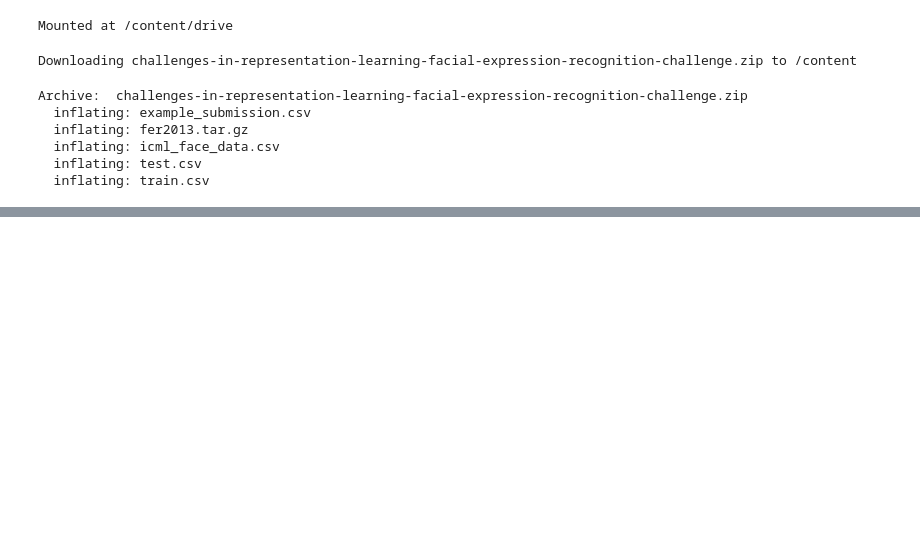
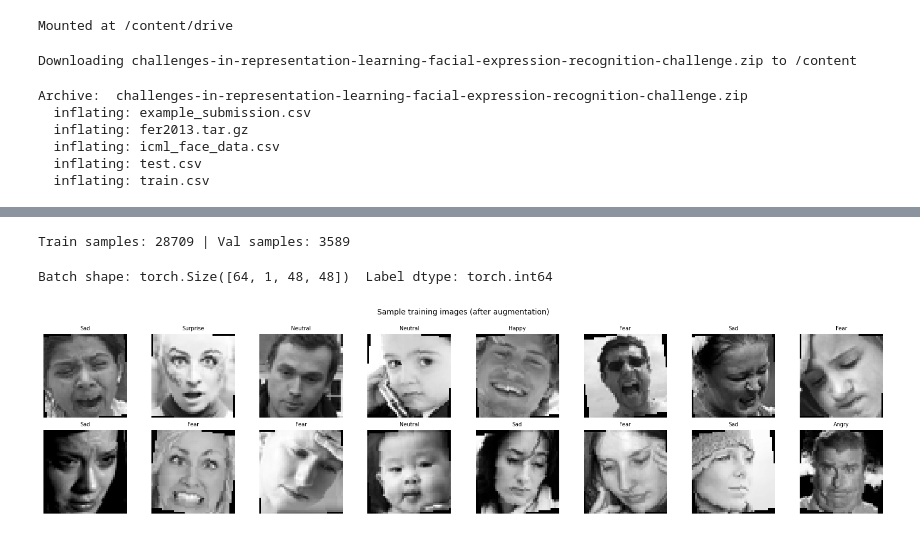
Before and after one commit to ntsuk22/Facial_Expression_Recognition, a Jupyter notebook: model_experiment_1.ipynb, the cells around one changed output, grey strips where cells are left out. Saved outputs shown, nothing was run; the diff lists cells and outputs as text; code cells hidden in the pictures; blank space fills up the shorter version.

```diff
--- a/model_experiment_1.ipynb
+++ b/model_experiment_1.ipynb
@@ -42,0 +72,6 @@ Archive:  challenges-in-representation-learning-facial-expression-recognition-ch
+# %%
+df = pd.read_csv("icml_face_data.csv")
+df.columns = df.columns.str.strip()
+print(df.shape)
+print(df["Usage"].value_counts())
+df.head(3)
@@ -42,0 +121,44 @@ Archive:  challenges-in-representation-learning-facial-expression-recognition-ch
+# %%
+MEAN, STD = 0.5071, 0.2555
+
+train_transform = T.Compose([
+    T.RandomHorizontalFlip(),
+    T.RandomRotation(10),
+    T.Normalize(mean=[MEAN], std=[STD]),
+])
+
+val_transform = T.Compose([
+    T.Normalize(mean=[MEAN], std=[STD]),
+])
+
+train_df = df[df[USAGE_COL] == "Training"].reset_index(drop=True)
+val_df   = df[df[USAGE_COL] == "PublicTest"].reset_index(drop=True)
+
+train_ds = FERDataset(train_df, transform=train_transform)
+val_ds   = FERDataset(val_df,   transform=val_transform)
+
+BATCH_SIZE = 64
+
+train_loader = DataLoader(train_ds, batch_size=BATCH_SIZE, shuffle=True,
+                          num_workers=2, pin_memory=True)
+val_loader   = DataLoader(val_ds,   batch_size=BATCH_SIZE, shuffle=False,
+                          num_workers=2, pin_memory=True)
+
+print(f"Train samples: {len(train_ds)} | Val samples: {len(val_ds)}")
+# %% [output]
+Train samples: 28709 | Val samples: 3589
+# %%
+imgs, lbls = next(iter(train_loader))
+print(f"Batch shape: {imgs.shape}  Label dtype: {lbls.dtype}")
+
+fig, axes = plt.subplots(2, 8, figsize=(16, 4))
+for i, ax in enumerate(axes.flat):
+    ax.imshow(imgs[i, 0].numpy(), cmap="gray")
+    ax.set_title(EMOTION_LABELS[lbls[i].item()], fontsize=7)
+    ax.axis("off")
+plt.suptitle("Sample training images (after augmentation)", fontsize=10)
+plt.tight_layout()
+plt.show()
+# %% [output]
+Batch shape: torch.Size([64, 1, 48, 48])  Label dtype: torch.int64
+[figure, added]
```
Also changed, not shown: parts of 19 cells of this notebook.
